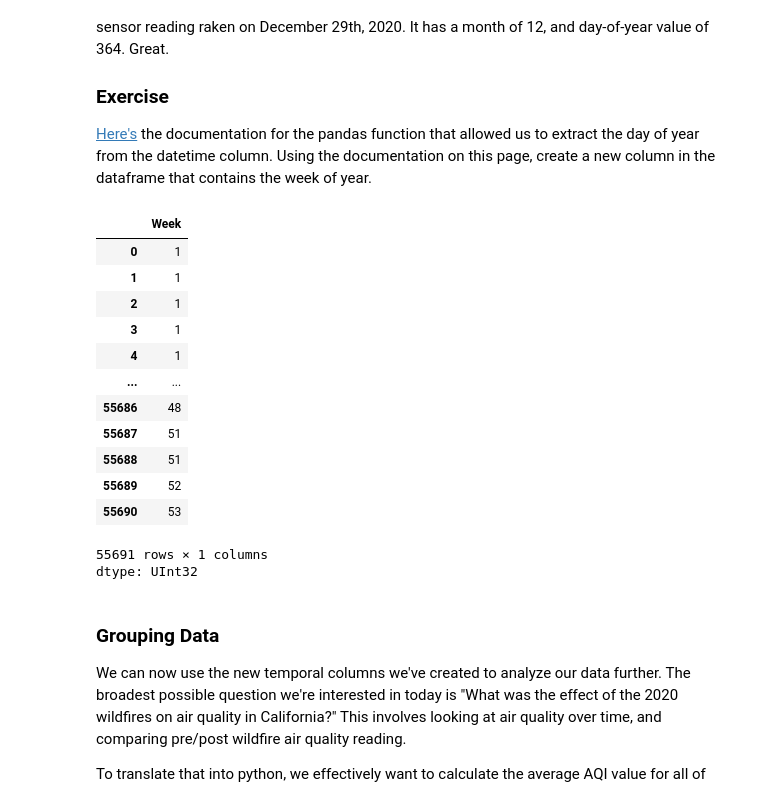
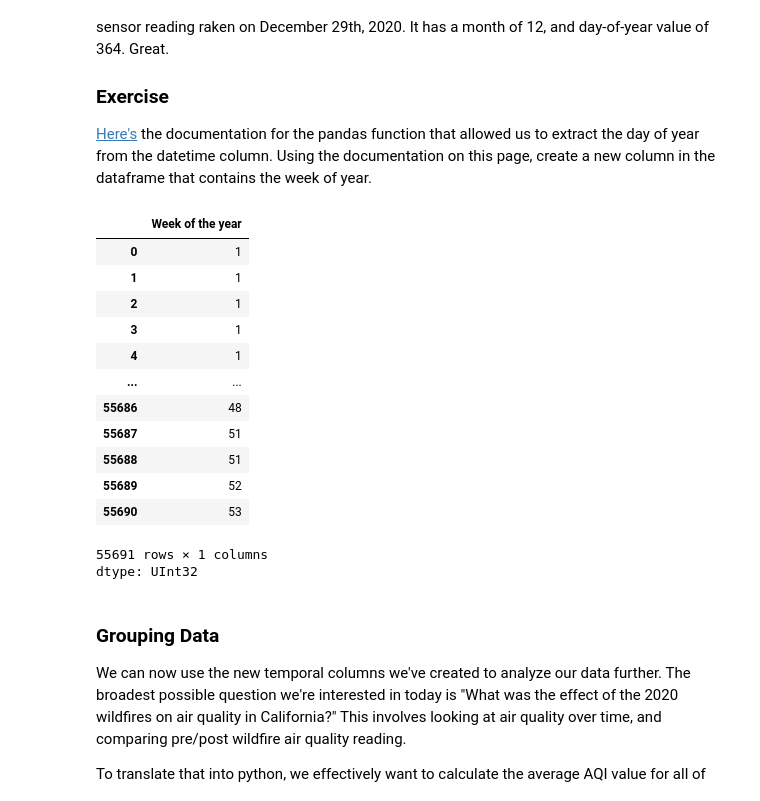
Before and after one commit to laiacoder/QM2, a Jupyter notebook: notebooks/W03. Spatial Data.ipynb, the cells around one changed output. Drawn from its saved outputs; the diff is of its cells as text; code cells hidden in the pictures.

```diff
--- a/notebooks/W03. Spatial Data.ipynb
+++ b/notebooks/W03. Spatial Data.ipynb
@@ -142,10 +142,14 @@ When I print the new columns we've made ("Month" and "Day") next to the original
 # %%
 # create a new column in the dataframe that contains the week of year
 
-df['Week']=df['Date'].dt.isocalendar().week
-df['Week']
+# df['Week']=df['Date'].dt.isocalendar().week
+# df['Week']
+
+# create a new column in the dataframe that contains the week of year
+df["Week of the year"] = df ["Date"] .dt.isocalendar().week
+df["Week of the year"]
 # %% [output]
-|  | Week |
+|  | Week of the year |
 | 0 | 1 |
 | 1 | 1 |
 | 2 | 1 |
```
Also changed, not shown: parts of 7 cells of this notebook.
